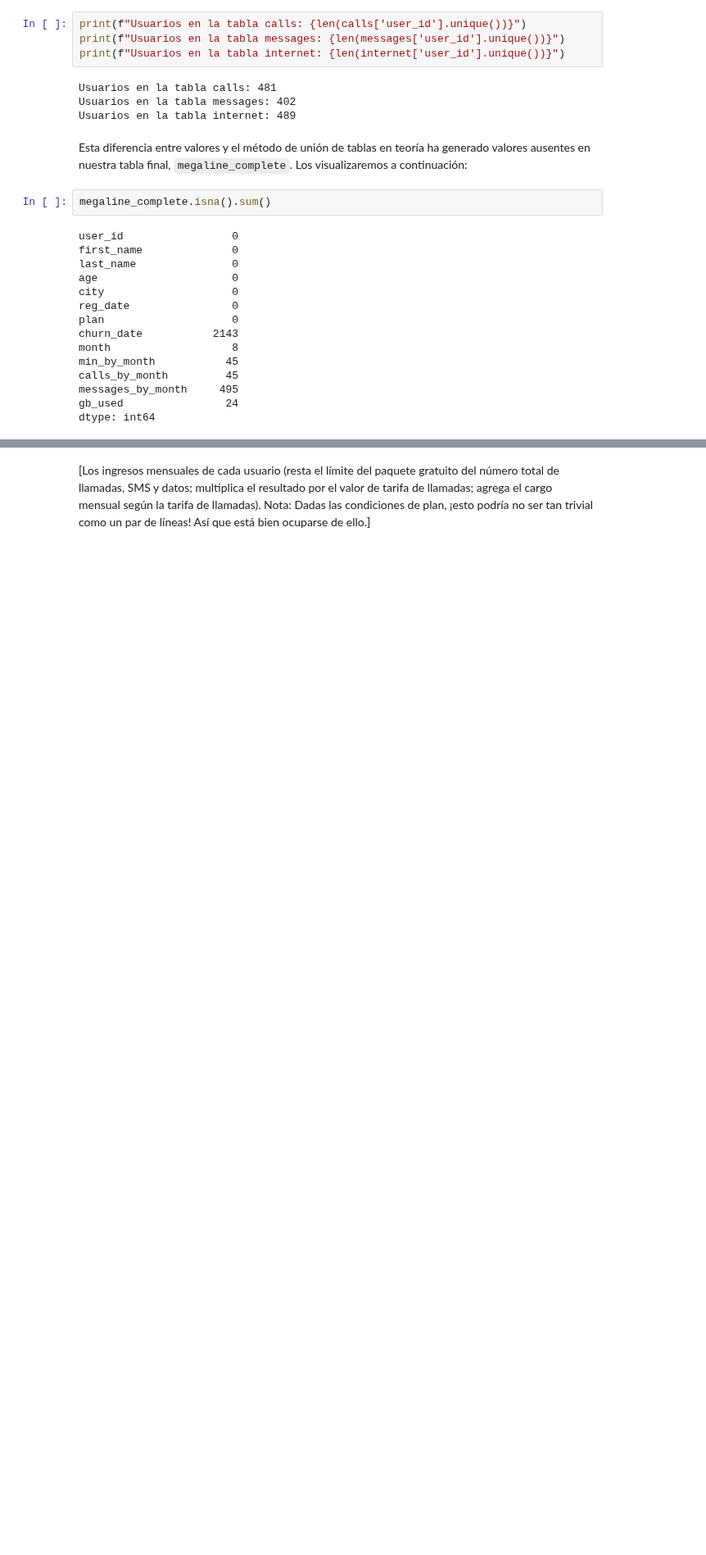
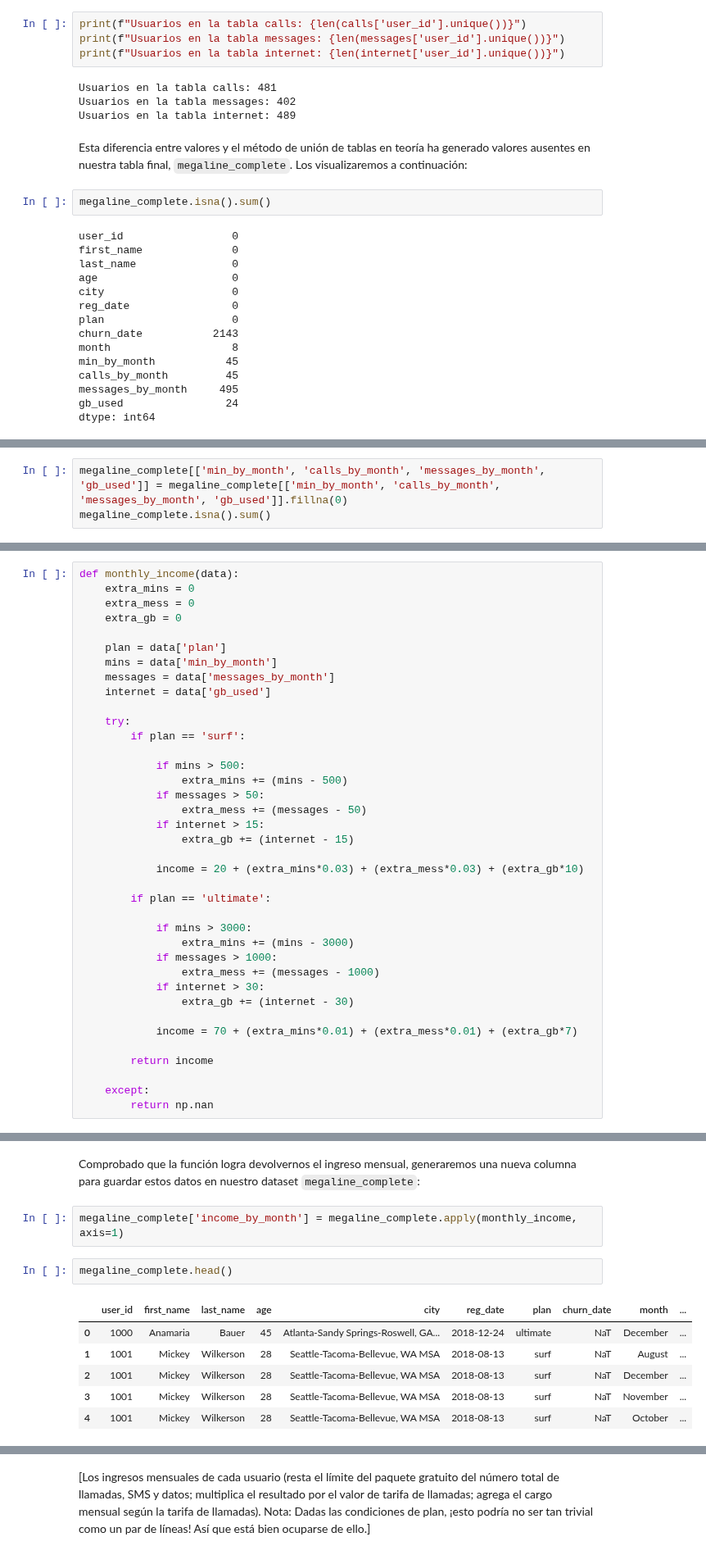
Before and after one commit to ChristianMartinezCaceres/Practicum-portfolio, a Jupyter notebook: 04_phone_plan_analysis/phone_plan_analysis_notebook.ipynb, the cells around one changed output, grey strips where cells are left out. Shown at 82% size. Drawn from its saved outputs; the diff is of its cells as text; blank space fills up the shorter version.

Commit message:
preprocesamiento, tabla final e ingresos finalizado

```diff
--- a/04_phone_plan_analysis/phone_plan_analysis_notebook.ipynb
+++ b/04_phone_plan_analysis/phone_plan_analysis_notebook.ipynb
@@ -894,0 +885,3 @@ megaline_complete[megaline_complete['month'].isna()]
+# %%
+megaline_complete[['min_by_month', 'calls_by_month', 'messages_by_month', 'gb_used']] = megaline_complete[['min_by_month', 'calls_by_month', 'messages_by_month', 'gb_used']].fillna(0)
+megaline_complete.isna().sum()
@@ -894,0 +937,38 @@ megaline_complete[megaline_complete['month'].isna()]
+# %%
+def monthly_income(data):
+    extra_mins = 0
+    extra_mess = 0
+    extra_gb = 0
+
+    plan = data['plan']
+    mins = data['min_by_month']
+    messages = data['messages_by_month']
+    internet = data['gb_used']
+
+    try:
+        if plan == 'surf':
+
+            if mins > 500:
+                extra_mins += (mins - 500)
+            if messages > 50:
+                extra_mess += (messages - 50)
+            if internet > 15:
+                extra_gb += (internet - 15)
+
+            income = 20 + (extra_mins*0.03) + (extra_mess*0.03) + (extra_gb*10)
+
+        if plan == 'ultimate':
+
+            if mins > 3000:
+                extra_mins += (mins - 3000)
+            if messages > 1000:
+                extra_mess += (messages - 1000)
+            if internet > 30:
+                extra_gb += (internet - 30)
+
+            income = 70 + (extra_mins*0.01) + (extra_mess*0.01) + (extra_gb*7)
+
+        return income
+
+    except:
+        return np.nan
@@ -894,0 +981,13 @@ megaline_complete[megaline_complete['month'].isna()]
+# %% [markdown]
+Comprobado que la función logra devolvernos el ingreso mensual, generaremos una nueva columna para guardar estos datos en nuestro dataset ``megaline_complete``:
+# %%
+megaline_complete['income_by_month'] = megaline_complete.apply(monthly_income, axis=1)
+# %%
+megaline_complete.head()
+# %% [output]
+|  | user_id | first_name | last_name | age | city | reg_date | plan | churn_date | month | ... |
+| 0 | 1000 | Anamaria | Bauer | 45 | Atlanta-Sandy Springs-Roswell, GA... | 2018-12-24 | ultimate | NaT | December | ... |
+| 1 | 1001 | Mickey | Wilkerson | 28 | Seattle-Tacoma-Bellevue, WA MSA | 2018-08-13 | surf | NaT | August | ... |
+| 2 | 1001 | Mickey | Wilkerson | 28 | Seattle-Tacoma-Bellevue, WA MSA | 2018-08-13 | surf | NaT | December | ... |
+| 3 | 1001 | Mickey | Wilkerson | 28 | Seattle-Tacoma-Bellevue, WA MSA | 2018-08-13 | surf | NaT | November | ... |
+| 4 | 1001 | Mickey | Wilkerson | 28 | Seattle-Tacoma-Bellevue, WA MSA | 2018-08-13 | surf | NaT | October | ... |
```
Also changed, not shown: parts of 30 cells of this notebook.
